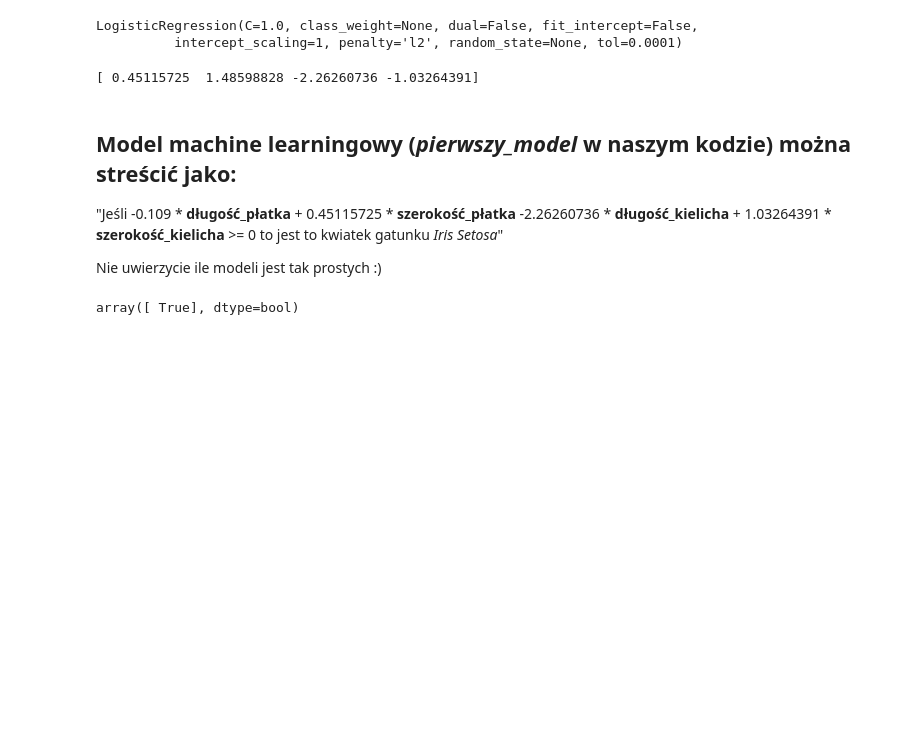
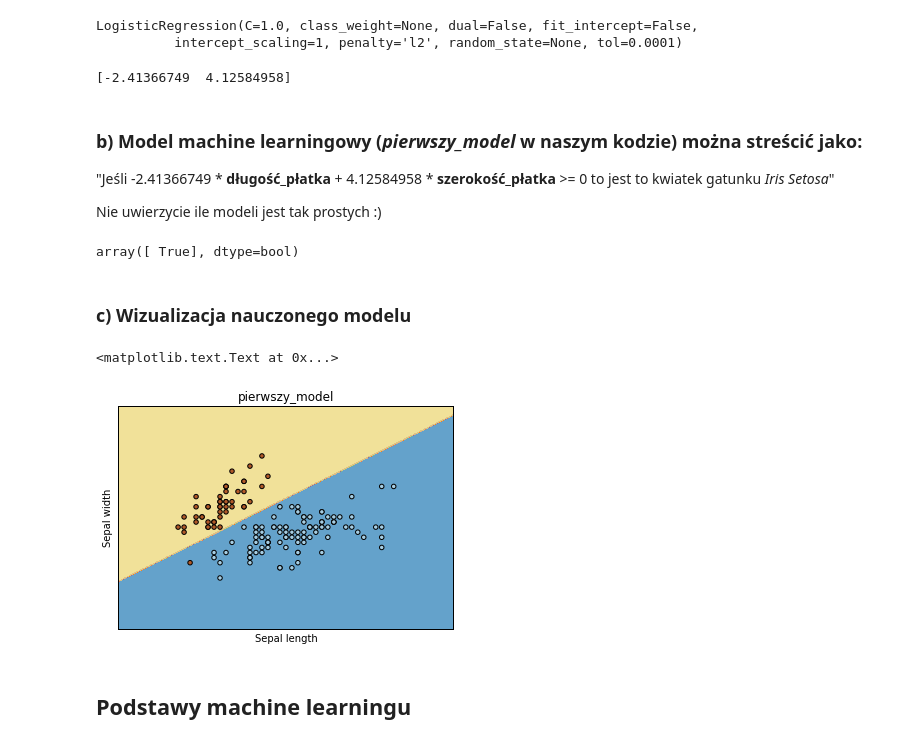
Before and after one commit to uj-robotics/dalek, a Jupyter notebook: practical-ml/podstawy-ml.ipynb, the cells around one changed output. Cells and saved outputs as stored; diff of their text form; code cells hidden in the pictures; blank space fills up the shorter version.

Commit message:
Finishing podstawy-ml

```diff
--- a/practical-ml/podstawy-ml.ipynb
+++ b/practical-ml/podstawy-ml.ipynb
@@ -42,7 +44,7 @@ from sklearn.datasets import load_iris
 # %%
 # Załadujmy jeszcze raz dane iris
 iris = load_iris()
-X,Y = iris.data, iris.target
+X,Y = iris.data[:,0:2], iris.target
 Y = Y==0 # Troche magii żeby przewidywał tylko Iris Setosa albo "nie Iris Setosa"
 # %%
 iris.target_names # Setosa jest pierwsza (indeks 0)
@@ -61,11 +63,11 @@ LogisticRegression(C=1.0, class_weight=None, dual=False, fit_intercept=False,
 # %%
 print pierwszy_model.coef_[0] # Spróbujcie sami "stabować" co ma model w środku
 # %% [output]
-[ 0.45115725  1.48598828 -2.26260736 -1.03264391]
+[-2.41366749  4.12584958]
 # %% [markdown]
-## Model machine learningowy (*pierwszy_model* w naszym kodzie) można streścić jako:
+### b) Model machine learningowy (*pierwszy_model* w naszym kodzie) można streścić jako:
 
-"Jeśli -0.109 \* **długość_płatka** + 0.45115725 \* **szerokość_płatka** -2.26260736 \* **długość_kielicha** + 1.03264391 \* **szerokość_kielicha** >= 0 to jest to kwiatek gatunku *Iris Setosa*"
+"Jeśli -2.41366749 \* **długość_płatka** + 4.12584958 \* **szerokość_płatka** >= 0 to jest to kwiatek gatunku *Iris Setosa*"
 
 Nie uwierzycie ile modeli jest tak prostych :)
 # %%
@@ -77,0 +78,29 @@ array([ True], dtype=bool)
+# %% [markdown]
+### c) Wizualizacja nauczonego modelu
+# %%
+# Tworzymy siatkę punktów w odstępie 1e-2
+h = 1e-2
+x_min, x_max = X[:, 0].min() - 1, X[:, 0].max() + 1
+y_min, y_max = X[:, 1].min() - 1, X[:, 1].max() + 1
+xx, yy = np.meshgrid(np.arange(x_min, x_max, h),
+                     np.arange(y_min, y_max, h))
+
+# Przewidujemy
+Z = pierwszy_model.predict(np.c_[xx.ravel(), yy.ravel()])
+Z = Z.reshape(xx.shape)
+
+# Rysujemy ładny wykres
+plt.contourf(xx, yy, Z, cmap=plt.cm.Paired, alpha=0.8)
+plt.scatter(X[:, 0], X[:, 1], c=Y, cmap=plt.cm.Paired)
+plt.xlabel('Sepal length')
+plt.ylabel('Sepal width')
+plt.xlim(xx.min(), xx.max())
+plt.ylim(yy.min(), yy.max())
+plt.xticks(())
+plt.yticks(())
+plt.title("pierwszy_model")
+# %% [output]
+<matplotlib.text.Text at 0x...>
+[figure, added]
+# %% [markdown]
+## Podstawy machine learningu
```
Also changed, not shown: parts of 15 cells of this notebook, 2 other files.
